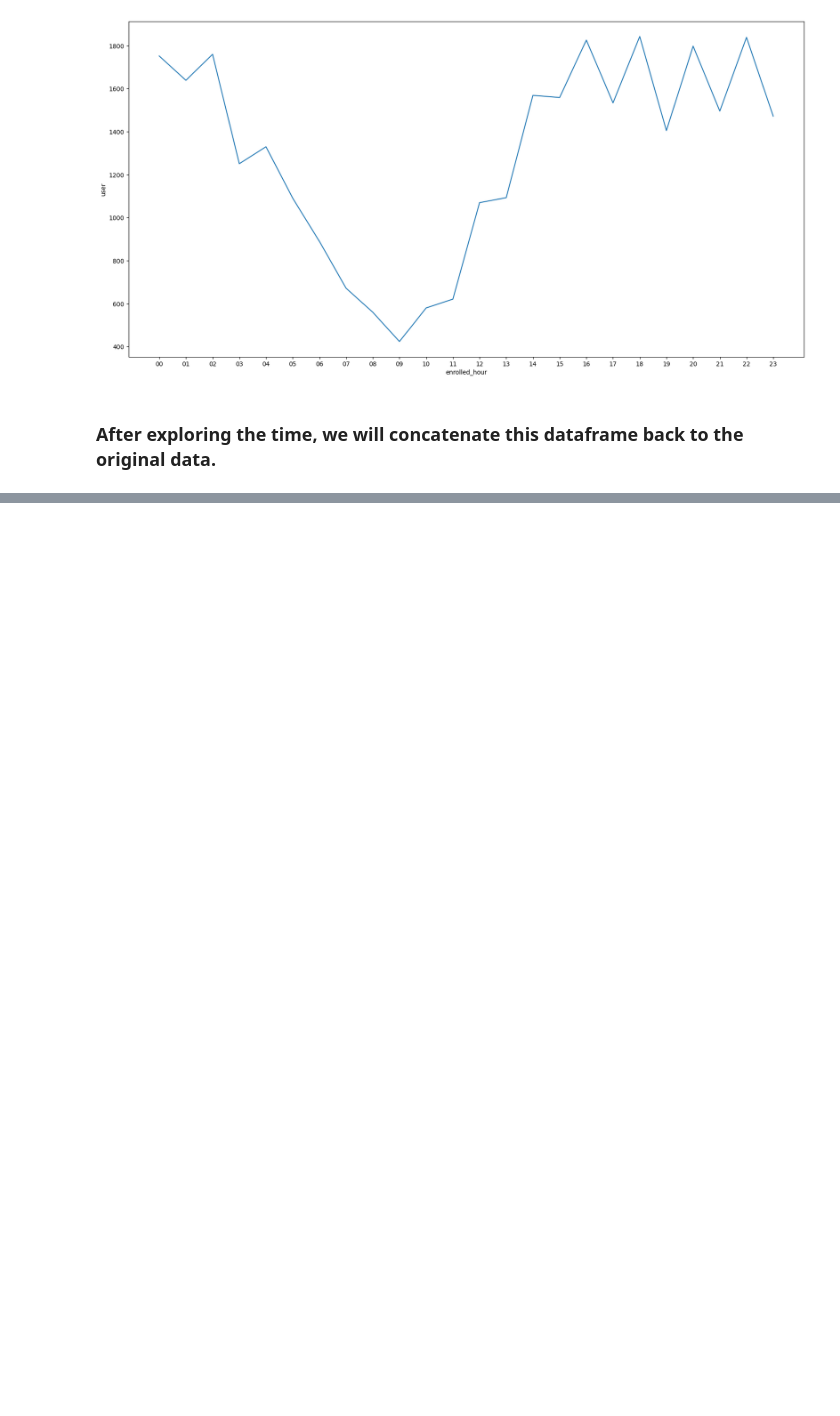
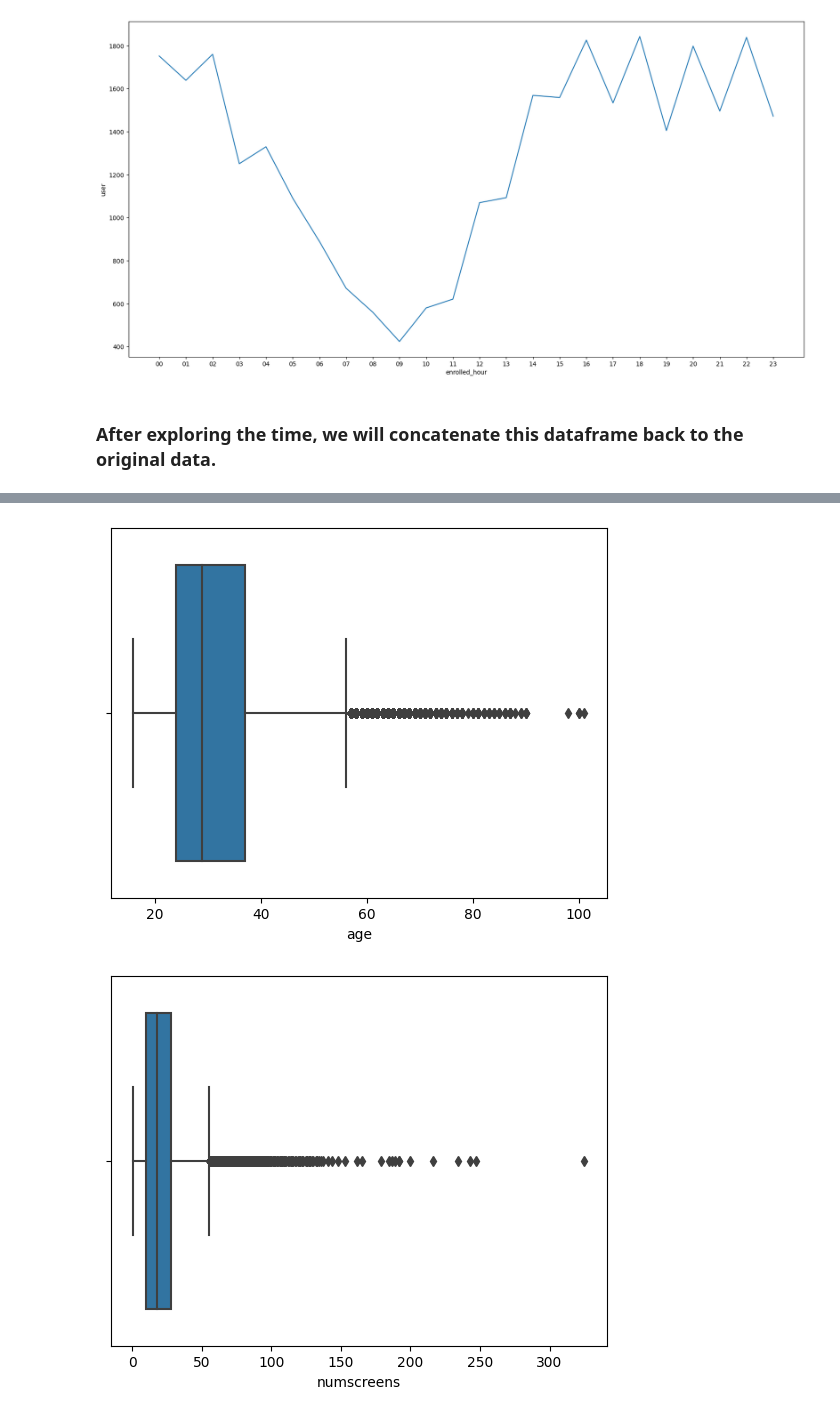
Before and after one commit to Verionyang/Project-_User_usage_Banking_App, a Jupyter notebook: Notebooks/Untitled.ipynb, the cells around one changed output, grey strips where cells are left out. Cells and saved outputs as stored; diff of their text form; code cells hidden in the pictures; blank space fills up the shorter version.

```diff
--- a/Notebooks/Untitled.ipynb
+++ b/Notebooks/Untitled.ipynb
@@ -278,0 +419,13 @@ data = data.drop(columns=['first_open'])
+# %%
+def boxplot(df):
+    for i in range(df.shape[1]):
+        sns.boxplot(x=df.iloc[:,i])
+        plt.show()
+
+data_num_con2 = data_num_con.copy()
+data_num_con2 = data_num_con2.drop(columns='user',axis=1)
+
+boxplot(data_num_con2)
+# %% [output]
+[figure, added]
+[figure, added]
```
Also changed, not shown: parts of 23 cells of this notebook, 2 other files.
